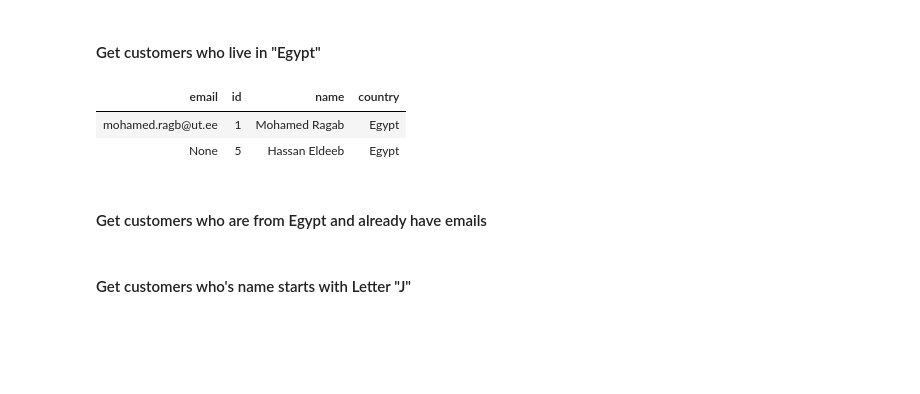
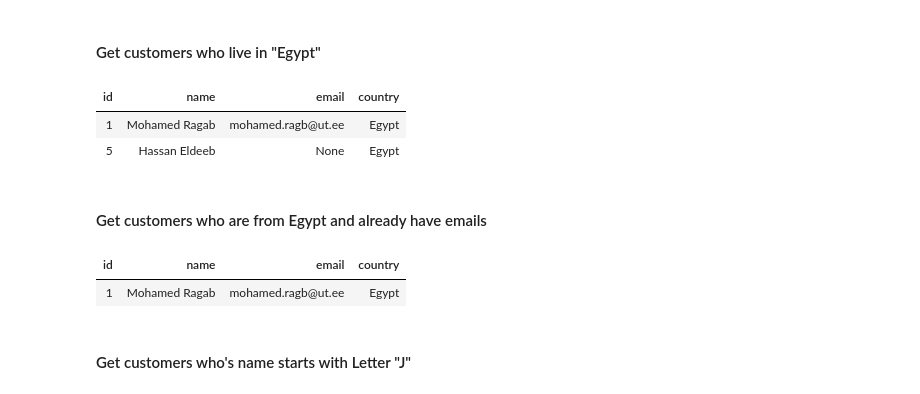
Before and after one commit to haicheviet/dataeng-course-1, a Jupyter notebook: homework_postgres/PostgreSQL-Students.ipynb, the cells around one changed output. Saved outputs shown, nothing was run; the diff lists cells and outputs as text; code cells hidden in the pictures; blank space fills up the shorter version.

```diff
--- a/homework_postgres/PostgreSQL-Students.ipynb
+++ b/homework_postgres/PostgreSQL-Students.ipynb
@@ -426,18 +427,21 @@ display(customersWithEmails.style.hide_index())
 #### Get customers who live in "Egypt"
 # %%
 # Don't RUN before you put your SQL Query
-theEgyptian= psql.read_sql("select DISTINCT ON (email) email, id,name,country from customer where country='Egypt'", con)
+theEgyptian= psql.read_sql("select id, name, email, country from customer where country='Egypt'", con)
 display(theEgyptian.style.hide_index())
 # %% [output]
-| email | id | name | country |
-| mohamed.ragb@ut.ee | 1 | Mohamed Ragab | Egypt |
-| None | 5 | Hassan Eldeeb | Egypt |
+| id | name | email | country |
+| 1 | Mohamed Ragab | mohamed.ragb@ut.ee | Egypt |
+| 5 | Hassan Eldeeb | None | Egypt |
 # %% [markdown]
 #### Get customers who are from Egypt and already have emails
 # %%
 # Don't RUN before you put your SQL Query
-theEgyptianWithEmail= psql.read_sql("select DISTINCT ON (email) email, id,name,country from customer where country='Egypt'", con)
+theEgyptianWithEmail= psql.read_sql("select id, name, email, country from customer where country='Egypt' and email is not null", con)
 display(theEgyptianWithEmail.style.hide_index())
+# %% [output]
+| id | name | email | country |
+| 1 | Mohamed Ragab | mohamed.ragb@ut.ee | Egypt |
 # %% [markdown]
 #### Get customers who's name starts with Letter "J"
 # %%
```
Also changed, not shown: parts of 32 cells of this notebook, 1 other file.
